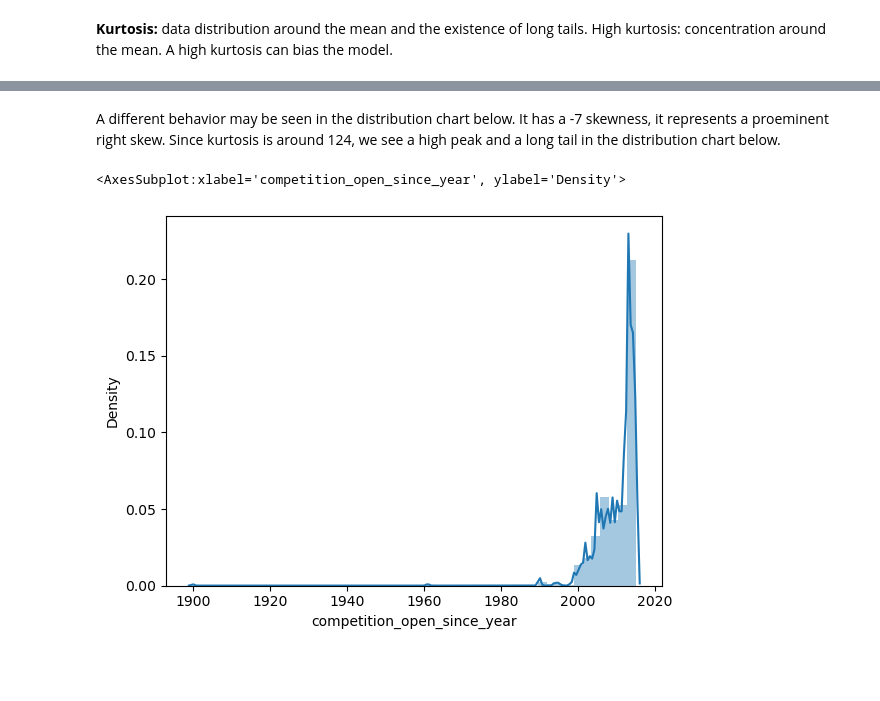
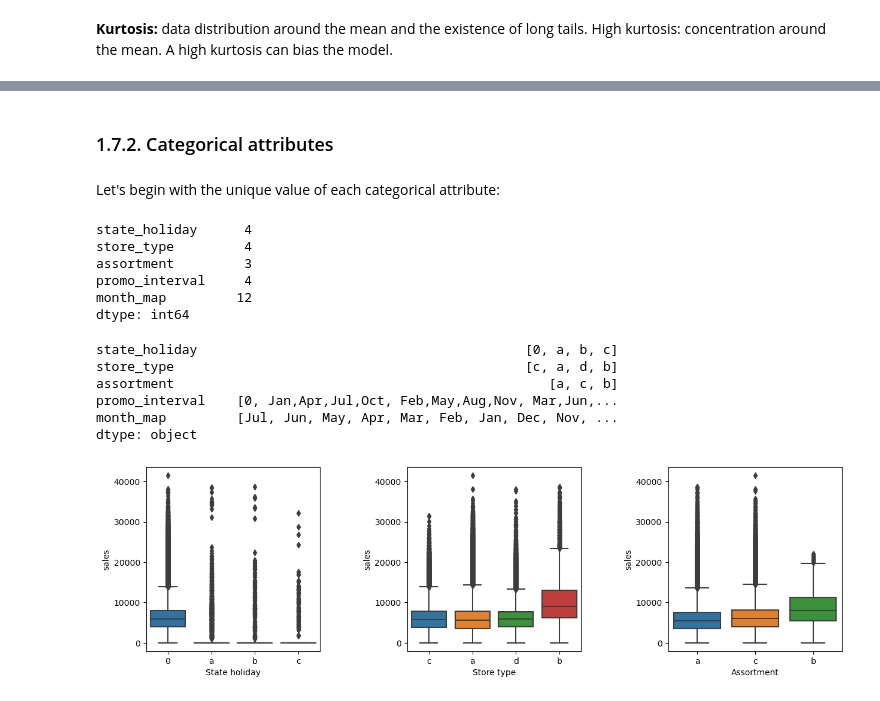
Before and after one commit to lucasquemelli/Rossman_Store_Sales, a Jupyter notebook: rossmann_store_sales.ipynb, the cells around one changed output, grey strips where cells are left out. Drawn from its saved outputs; the diff is of its cells as text; code cells hidden in the pictures; blank space fills up the shorter version.

Commit message:
Updating descriptive statistics for categorical fields

```diff
--- a/rossmann_store_sales.ipynb
+++ b/rossmann_store_sales.ipynb
@@ -533,7 +541,41 @@ sns.distplot(df1["competition_distance"])
-# %% [markdown]
-A different behavior may be seen in the distribution chart below. It has a -7 skewness, it represents a proeminent right skew. Since kurtosis is around 124, we see a high peak and a long tail in the distribution chart below.
-# %%
-sns.distplot(df1["competition_open_since_year"])
-# %% [output]
-<AxesSubplot:xlabel='competition_open_since_year', ylabel='Density'>
-[figure, removed]
+# %% [markdown]
+### 1.7.2. Categorical attributes
+# %% [markdown]
+Let's begin with the unique value of each categorical attribute:
+# %%
+cat_attributes.apply(lambda x: x.unique().shape[0] )
+# %% [output]
+state_holiday      4
+store_type         4
+assortment         3
+promo_interval     4
+month_map         12
+dtype: int64
+# %%
+cat_attributes.apply(lambda x: x.unique() )
+# %% [output]
+state_holiday                                          [0, a, b, c]
+store_type                                             [c, a, d, b]
+assortment                                                [a, c, b]
+promo_interval    [0, Jan,Apr,Jul,Oct, Feb,May,Aug,Nov, Mar,Jun,...
+month_map         [Jul, Jun, May, Apr, Mar, Feb, Jan, Dec, Nov, ...
+dtype: object
+# %%
+plt.figure(figsize = (15,4))
+
+plt.subplot(131)
+sns.boxplot(x="state_holiday" , y="sales", data=df1)
+plt.xlabel("State holiday", fontsize=10)
+
+plt.subplot(132)
+sns.boxplot(x="store_type" , y="sales", data=df1)
+plt.xlabel("Store type", fontsize=10)
+
+
+plt.subplot(133)
+sns.boxplot(x="assortment" , y="sales", data=df1)
+plt.xlabel("Assortment", fontsize=10)
+
+plt.subplots_adjust(wspace = 0.5)
+# %% [output]
+[figure, added]
```
Also changed, not shown: parts of 12 cells of this notebook.
